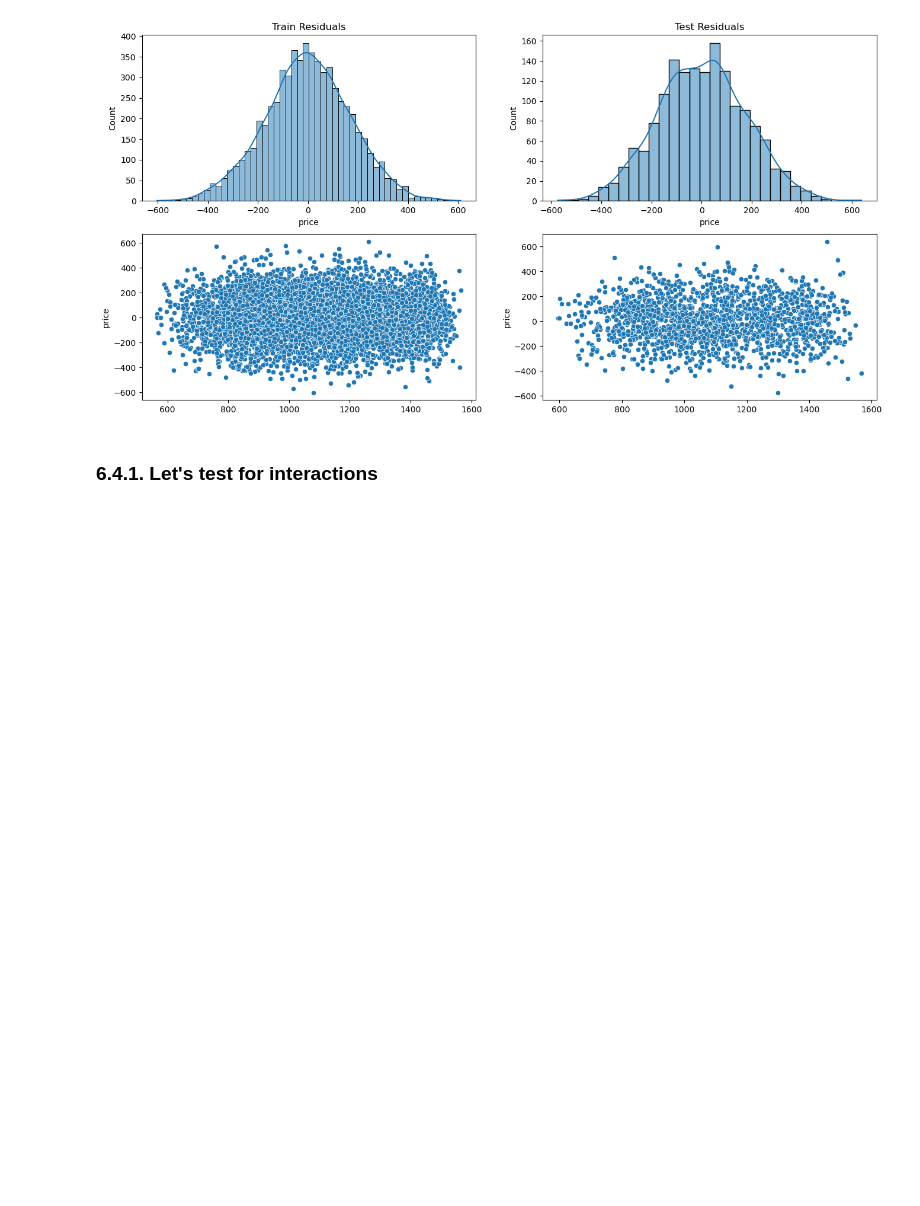
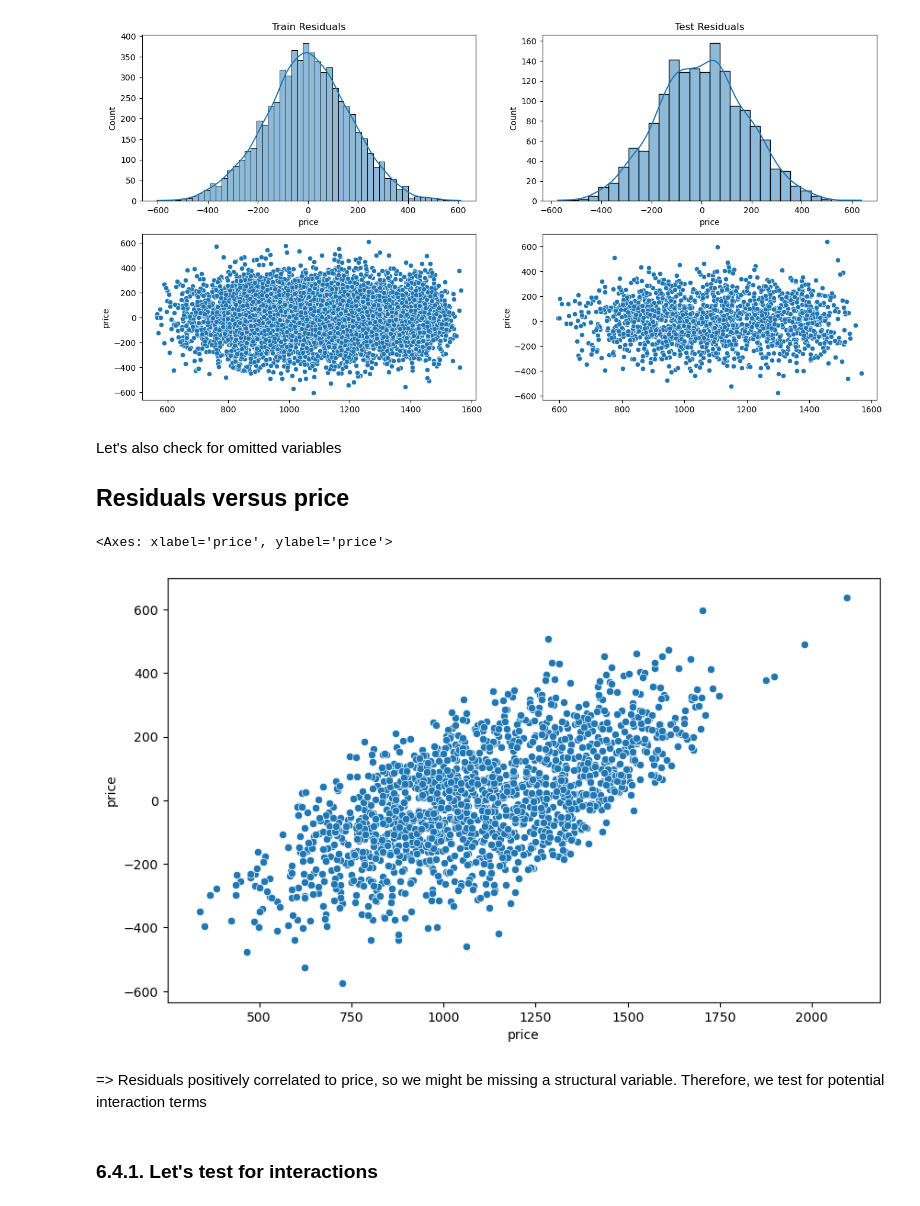
Before and after one commit to DenisProcyon/DSDM_ML_Pred, a Jupyter notebook: main.ipynb, the cells around one changed output. Drawn from its saved outputs; the diff is of its cells as text; code cells hidden in the pictures; blank space fills up the shorter version.

Commit message:
Added residual vs price plot

```diff
--- a/main.ipynb
+++ b/main.ipynb
@@ -545,6 +546,19 @@ sns.scatterplot(x=y_test_pred, y=residuals_test, ax=axs[1, 1])
 # %% [output]
 <Axes: ylabel='price'>
 [figure]
+# %% [markdown]
+Let's also check for omitted variables
+
+## Residuals versus price
+# %%
+# Residuals versus price
+plt.figure(figsize=(10, 6))
+sns.scatterplot(x=y_test, y=residuals_test)
+# %% [output]
+<Axes: xlabel='price', ylabel='price'>
+[figure, added]
+# %% [markdown]
+=> Residuals positively correlated to price, so we might be missing a structural variable. Therefore, we test for potential interaction terms
 # %% [markdown]
 ### 6.4.1. Let's test for interactions
 # %%
```
Also changed, not shown: parts of 4 cells of this notebook.
